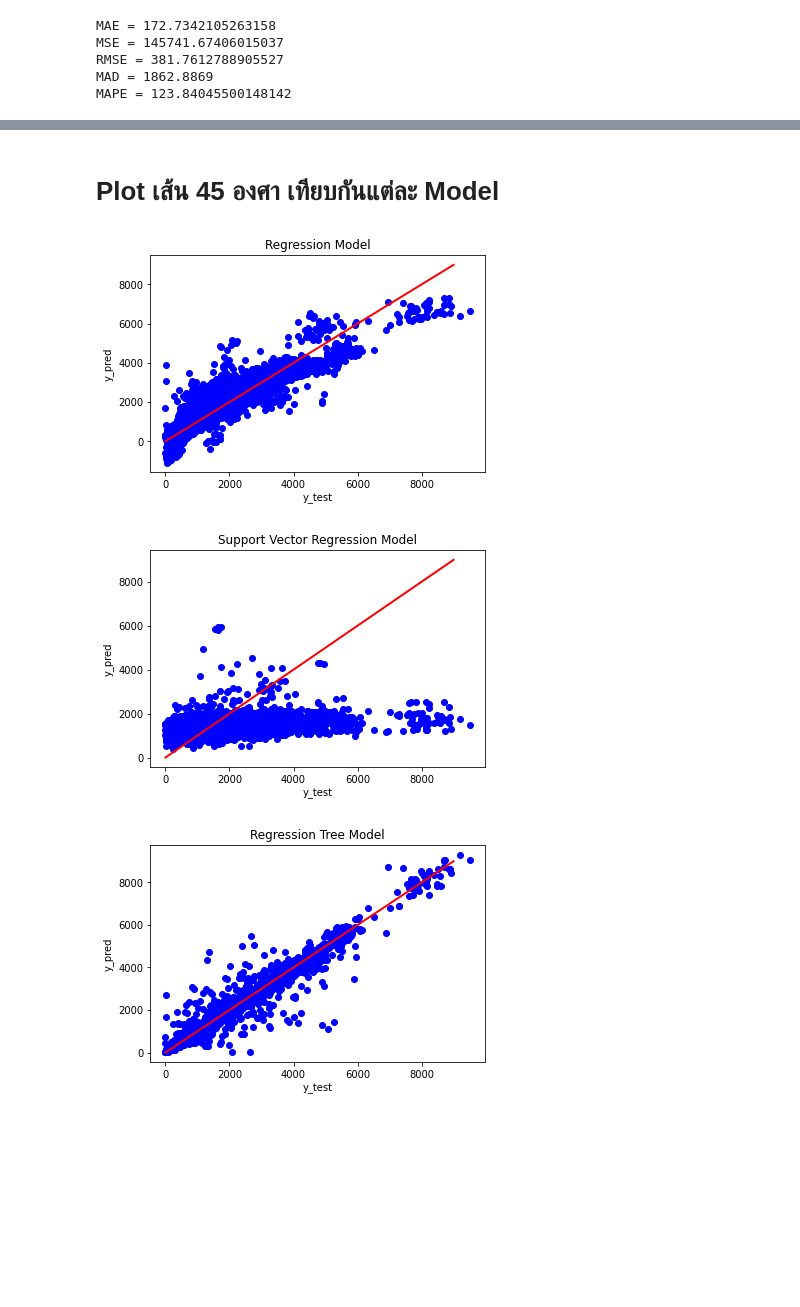
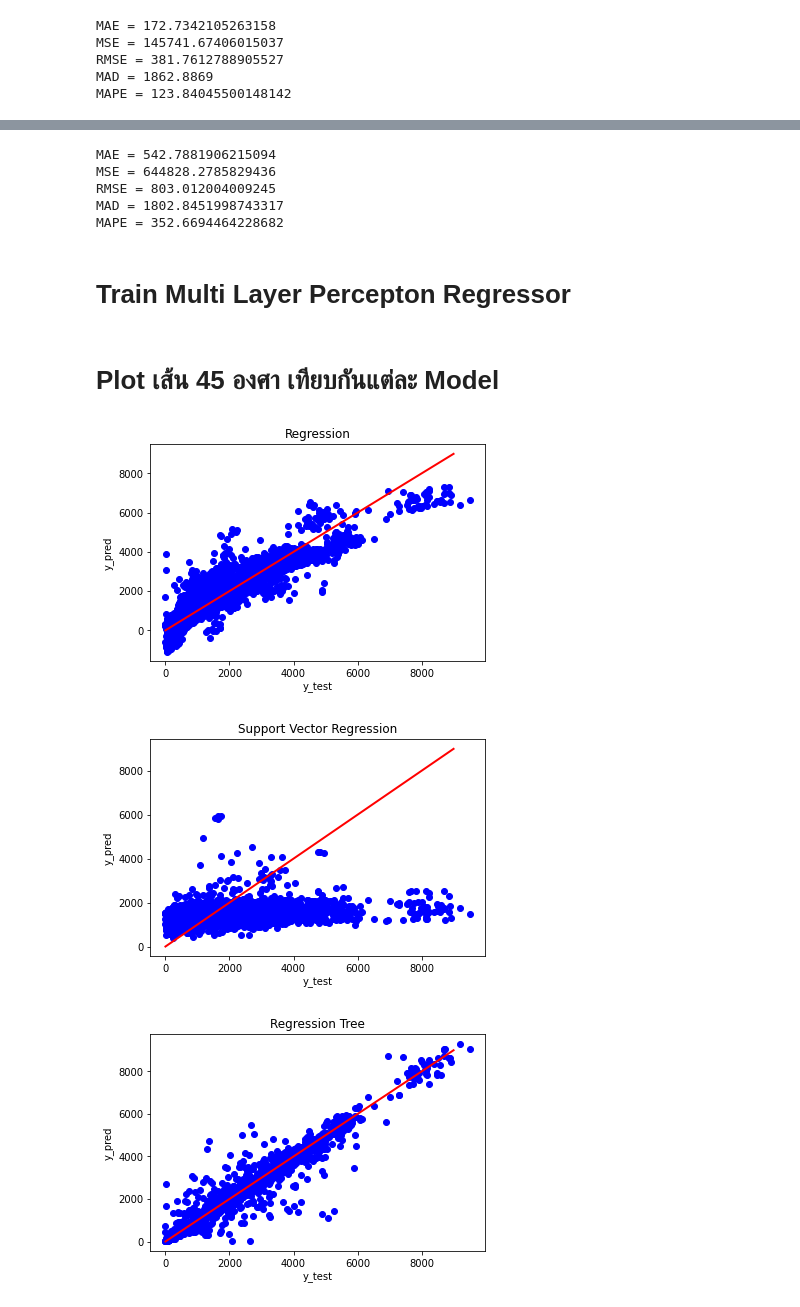
Before and after one commit to Kzis/DL, a Jupyter notebook: Inbound_Model.ipynb, the cells around one changed output, grey strips where cells are left out. Cells and saved outputs as stored; diff of their text form; code cells hidden in the pictures; blank space fills up the shorter version.

```diff
--- a/Inbound_Model.ipynb
+++ b/Inbound_Model.ipynb
@@ -207,29 +308,43 @@ MAPE = 123.84045500148142
+# %%
+print("MAE = {}".format(metrics.mean_absolute_error(y_test, y_pred_slp)))
+print("MSE = {}".format(metrics.mean_squared_error(y_test, y_pred_slp)))
+print("RMSE = {}".format(np.sqrt(metrics.mean_squared_error(y_test, y_pred_slp))))
+print("MAD = {}".format(median_absolute_deviation(y_test, y_pred_slp)))
+print("MAPE = {}".format(mean_absolute_percentage_error(y_test, y_pred_slp)))
+# %% [output]
+MAE = 542.7881906215094
+MSE = 644828.2785829436
+RMSE = 803.012004009245
+MAD = 1802.8451998743317
+MAPE = 352.6694464228682
+# %% [markdown]
+# Train Multi Layer Percepton Regressor
 # %% [markdown]
 # Plot เส้น 45 องศา เทียบกันแต่ละ Model
 # %%
-plt.title('Regression Model')
+plt.title('Regression')
 plt.xlabel('y_test')
 plt.ylabel('y_pred')
 plt.scatter(y_test, y_pred_regression,  color='blue')
 plt.plot(range(0,9000), range(0,9000), color='red', linewidth=2)
 plt.show()
 # %% [output]
-[figure, old version]
+[figure, new version]
 # %%
-plt.title('Support Vector Regression Model')
+plt.title('Support Vector Regression')
 plt.xlabel('y_test')
 plt.ylabel('y_pred')
 plt.scatter(y_test, y_pred_svr,  color='blue')
 plt.plot(range(0,9000), range(0,9000), color='red', linewidth=2)
 plt.show()
 # %% [output]
-[figure, old version]
+[figure, new version]
 # %%
-plt.title('Regression Tree Model')
+plt.title('Regression Tree')
 plt.xlabel('y_test')
 plt.ylabel('y_pred')
 plt.scatter(y_test, y_pred_dtr,  color='blue')
 plt.plot(range(0,9000), range(0,9000), color='red', linewidth=2)
 plt.show()
 # %% [output]
-[figure, old version]
+[figure, new version]
```
Also changed, not shown: parts of 20 cells of this notebook.
